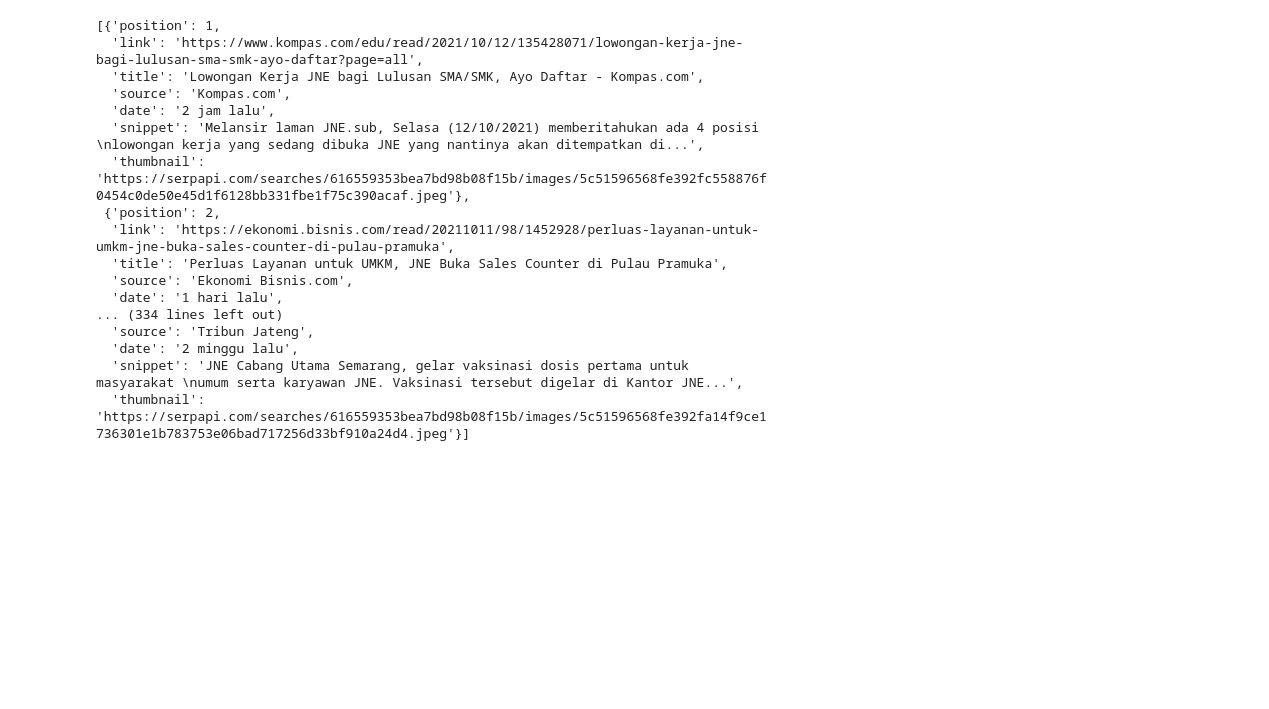
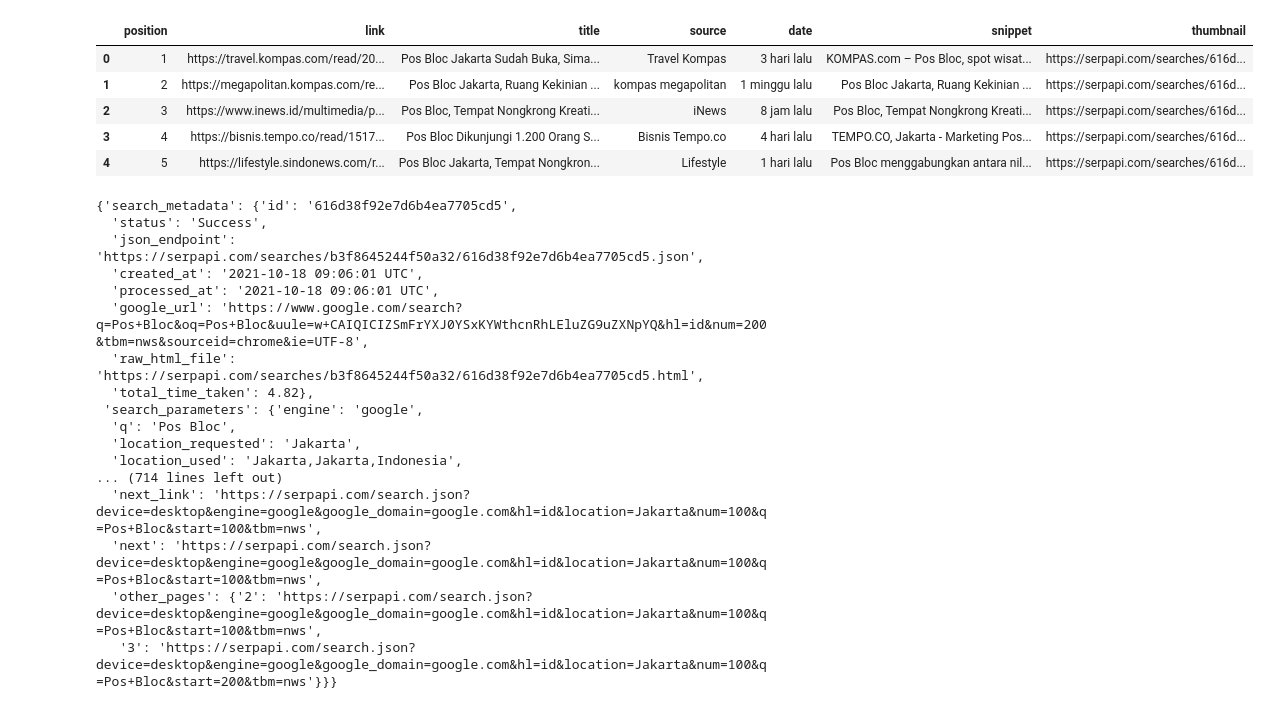
Before and after one commit to dwissaaj/News_Scraping_Kampus_Merdeka, a Jupyter notebook: tag.ipynb, the cells around one changed output. Cells and saved outputs as stored; diff of their text form; code cells hidden in the pictures; blank space fills up the shorter version.

```diff
--- a/tag.ipynb
+++ b/tag.ipynb
@@ -1,35 +1,44 @@
 # %%
+import pandas as pd
 from serpapi import GoogleSearch
 
 params = {
-  "q": "JNE",
+  "q": "Pos Bloc",
   "tbm": "nws",
   "location": "Jakarta",
     "hl":"id",
-    "num":50,
-  "api_key": "1c33c59f4cb1d26dd31598098acc27c528873a12c11c0f583d6cdcfec5fa6d1d"
+    "num":200,
+  "api_key": "69b24ec3aa1e40f4dabf7440adeda63c70adba534a8e8581088661895957c22e"
 }
 
 search = GoogleSearch(params)
 results = search.get_dict()
 news_results = results['news_results']
-
-news_results
+data = pd.DataFrame(news_results)
 # %% [output]
-[{'position': 1,
-  'link': 'https://www.kompas.com/edu/read/2021/10/12/135428071/lowongan-kerja-jne-bagi-lulusan-sma-smk-ayo-daftar?page=all',
-  'title': 'Lowongan Kerja JNE bagi Lulusan SMA/SMK, Ayo Daftar - Kompas.com',
-  'source': 'Kompas.com',
-  'date': '2 jam lalu',
-  'snippet': 'Melansir laman JNE.sub, Selasa (12/10/2021) memberitahukan ada 4 posisi \nlowongan kerja yang sedang dibuka JNE yang nantinya akan ditempatkan di...',
-  'thumbnail': 'https://serpapi.com/searches/616559353bea7bd98b08f15b/images/5c51596568fe392fc558876f0454c0de50e45d1f6128bb331fbe1f75c390acaf.jpeg'},
- {'position': 2,
-  'link': 'https://ekonomi.bisnis.com/read/20211011/98/1452928/perluas-layanan-untuk-umkm-jne-buka-sales-counter-di-pulau-pramuka',
-  'title': 'Perluas Layanan untuk UMKM, JNE Buka Sales Counter di Pulau Pramuka',
-  'source': 'Ekonomi Bisnis.com',
-  'date': '1 hari lalu',
-... (334 lines left out)
-  'source': 'Tribun Jateng',
-  'date': '2 minggu lalu',
-  'snippet': 'JNE Cabang Utama Semarang, gelar vaksinasi dosis pertama untuk masyarakat \numum serta karyawan JNE. Vaksinasi tersebut digelar di Kantor JNE...',
-  'thumbnail': 'https://serpapi.com/searches/616559353bea7bd98b08f15b/images/5c51596568fe392fa14f9ce1736301e1b783753e06bad717256d33bf910a24d4.jpeg'}]
+|  | position | link | title | source | date | snippet | thumbnail |
+| 0 | 1 | https://travel.kompas.com/read/20... | Pos Bloc Jakarta Sudah Buka, Sima... | Travel Kompas | 3 hari lalu | KOMPAS.com – Pos Bloc, spot wisat... | https://serpapi.com/searches/616d... |
+| 1 | 2 | https://megapolitan.kompas.com/re... | Pos Bloc Jakarta, Ruang Kekinian ... | kompas megapolitan | 1 minggu lalu | Pos Bloc Jakarta, Ruang Kekinian ... | https://serpapi.com/searches/616d... |
+| 2 | 3 | https://www.inews.id/multimedia/p... | Pos Bloc, Tempat Nongkrong Kreati... | iNews | 8 jam lalu | Pos Bloc, Tempat Nongkrong Kreati... | https://serpapi.com/searches/616d... |
+| 3 | 4 | https://bisnis.tempo.co/read/1517... | Pos Bloc Dikunjungi 1.200 Orang S... | Bisnis Tempo.co | 4 hari lalu | TEMPO.CO, Jakarta - Marketing Pos... | https://serpapi.com/searches/616d... |
+| 4 | 5 | https://lifestyle.sindonews.com/r... | Pos Bloc Jakarta, Tempat Nongkron... | Lifestyle | 1 hari lalu | Pos Bloc menggabungkan antara nil... | https://serpapi.com/searches/616d... |
+# %%
+results
+# %% [output]
+{'search_metadata': {'id': '616d38f92e7d6b4ea7705cd5',
+  'status': 'Success',
+  'json_endpoint': 'https://serpapi.com/searches/b3f8645244f50a32/616d38f92e7d6b4ea7705cd5.json',
+  'created_at': '2021-10-18 09:06:01 UTC',
+  'processed_at': '2021-10-18 09:06:01 UTC',
+  'google_url': 'https://www.google.com/search?q=Pos+Bloc&oq=Pos+Bloc&uule=w+CAIQICIZSmFrYXJ0YSxKYWthcnRhLEluZG9uZXNpYQ&hl=id&num=200&tbm=nws&sourceid=chrome&ie=UTF-8',
+  'raw_html_file': 'https://serpapi.com/searches/b3f8645244f50a32/616d38f92e7d6b4ea7705cd5.html',
+  'total_time_taken': 4.82},
+ 'search_parameters': {'engine': 'google',
+  'q': 'Pos Bloc',
+  'location_requested': 'Jakarta',
+  'location_used': 'Jakarta,Jakarta,Indonesia',
+... (714 lines left out)
+  'next_link': 'https://serpapi.com/search.json?device=desktop&engine=google&google_domain=google.com&hl=id&location=Jakarta&num=100&q=Pos+Bloc&start=100&tbm=nws',
+  'next': 'https://serpapi.com/search.json?device=desktop&engine=google&google_domain=google.com&hl=id&location=Jakarta&num=100&q=Pos+Bloc&start=100&tbm=nws',
+  'other_pages': {'2': 'https://serpapi.com/search.json?device=desktop&engine=google&google_domain=google.com&hl=id&location=Jakarta&num=100&q=Pos+Bloc&start=100&tbm=nws',
+   '3': 'https://serpapi.com/search.json?device=desktop&engine=google&google_domain=google.com&hl=id&location=Jakarta&num=100&q=Pos+Bloc&start=200&tbm=nws'}}}
```
Also changed, not shown: parts of 2 cells of this notebook, 5 other files.
